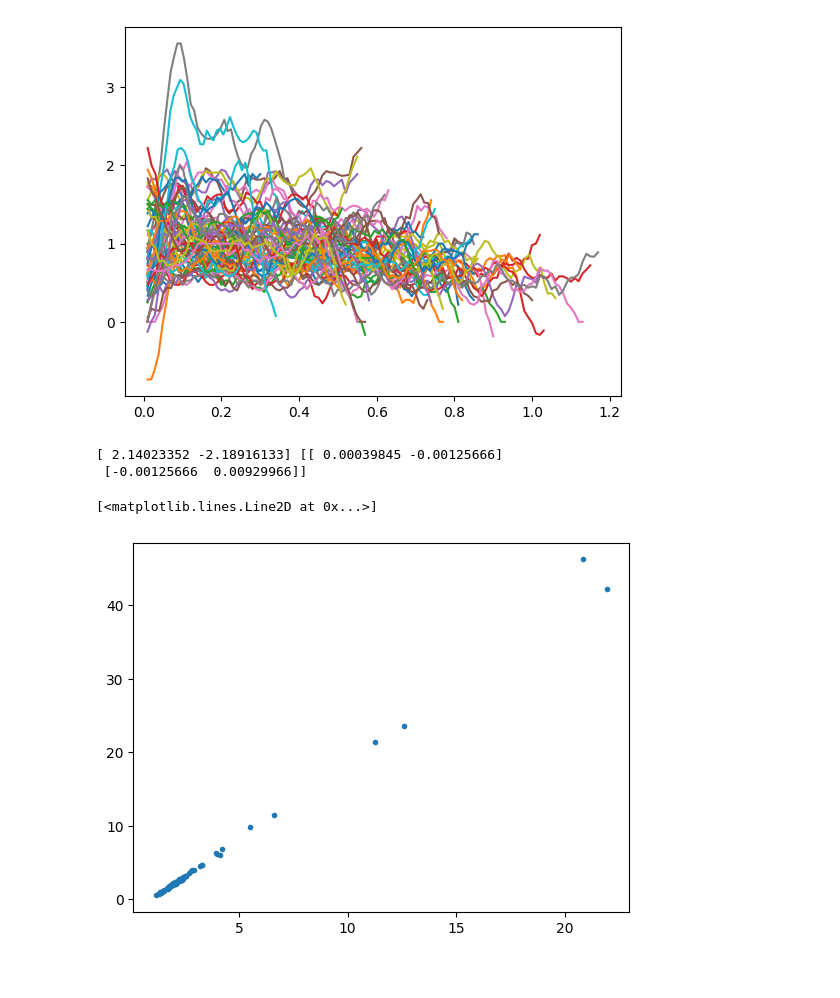
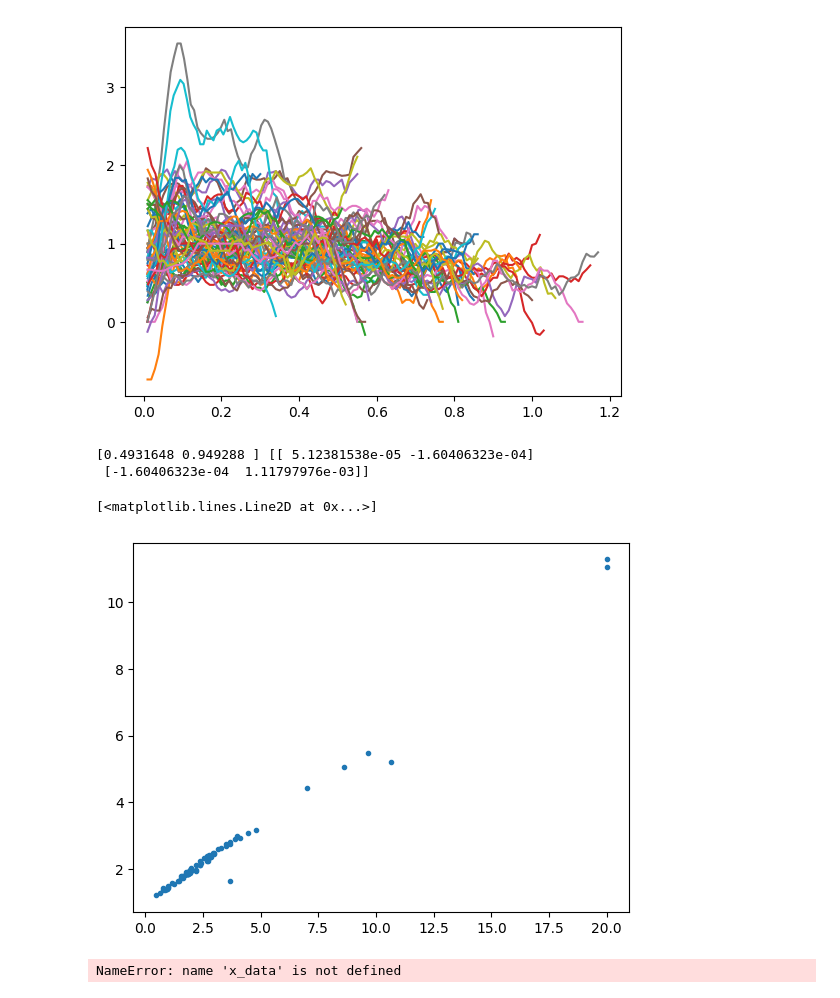
Before and after one commit to sebPV/10060---experiment-2, a Jupyter notebook: DataAnalasys.ipynb, the cells around one changed output. Saved outputs shown, nothing was run; the diff lists cells and outputs as text; code cells hidden in the pictures.

```diff
--- a/DataAnalasys.ipynb
+++ b/DataAnalasys.ipynb
@@ -78,31 +103,43 @@ for i in range(3):
 [figure]
 [figure]
 # %%
-PI1,PI2 = [],[]
-import math
-for i in fors:
-    t = i['data'][' time'][len(i['data'][' time'])-1]
-    s = i['data'][' cal[0]'][len(i['data'][' time'])-1]
-    v = i['data'][' cal[1]'][0]
-    if math.isclose(v,0):
-        print(i['file'])
-    a = np.average(i['data'][' cal[2]'])
-    i['PI1'] = s/(v*t)
-    i['PI2'] = t * a/(v)
-    PI1.append(i['PI1'])
-    PI2.append(i['PI2'])
+# PI1,PI2 = [],[]
+
+# for i in fors:
+#     t = i['data'][' time'][len(i['data'][' time'])-1]
+#     s = i['data'][' cal[0]'][len(i['data'][' time'])-1]
+#     v = i['data'][' cal[1]'][1]
+
+#     a = np.average(i['data'][' cal[2]'])
+#     i['PI1'] = s/(v*t)
+#     i['PI2'] = t * a/(v)
+#     PI1.append(i['PI1'])
+#     PI2.append(i['PI2'])
+# %%
+PI1,PI2 = [],[]
+import math
+for i in fors:
+    t = i['t'][len(i['t'])-1]
+    v = i['v'][0]
+    a = i['a_mean']
+    s = i['s'][len(i['t'])-1]
+
+    i['PI1'] = s/(v*t)
+    i['PI2'] = t * a/(v)
+    PI1.append(i['PI1'])
+    PI2.append(i['PI2'])
 # %%
 def f(x,a,b):
     return a*x +b
 # %%
 from scipy.optimize import curve_fit
-param,cov = curve_fit(f,PI1,PI2)
+param,cov = curve_fit(f,norm(PI2),norm(PI1))
 print(param,cov)
-plt.plot(PI1,PI2,'.')
+plt.plot(norm(PI2),norm(PI1),'.')
     # plt.show()
 # %% [output]
-[ 2.14023352 -2.18916133] [[ 0.00039845 -0.00125666]
- [-0.00125666  0.00929966]]
+[0.4931648 0.949288 ] [[ 5.12381538e-05 -1.60406323e-04]
+ [-1.60406323e-04  1.11797976e-03]]
 [<matplotlib.lines.Line2D at 0x...>]
-[figure, old version]
+[figure, new version]
 # %%
@@ -113,0 +153,23 @@ plot.writePLot('plots/piplot')
+# %%
+# Create data object with BOTH uncertainties
+
+
+
+
+data = odr.RealData(x_data, y_data, sx=x_err, sy=y_err)
+
+# Create ODR model
+odr_model = odr.Model(model)
+
+# Run regression
+odr_fit = odr.ODR(data, odr_model, beta0=[1., 0.])
+output = odr_fit.run()
+
+# Results
+a, b = output.beta
+a_err, b_err = output.sd_beta
+
+print(f"a = {a:.2f} +/- {a_err:.2f}")
+print(f"b = {b:.2f} +/- {b_err:.2f}")
+# %% [output]
+NameError: name 'x_data' is not defined
```
Also changed, not shown: parts of 4 cells of this notebook, 1 other file.
